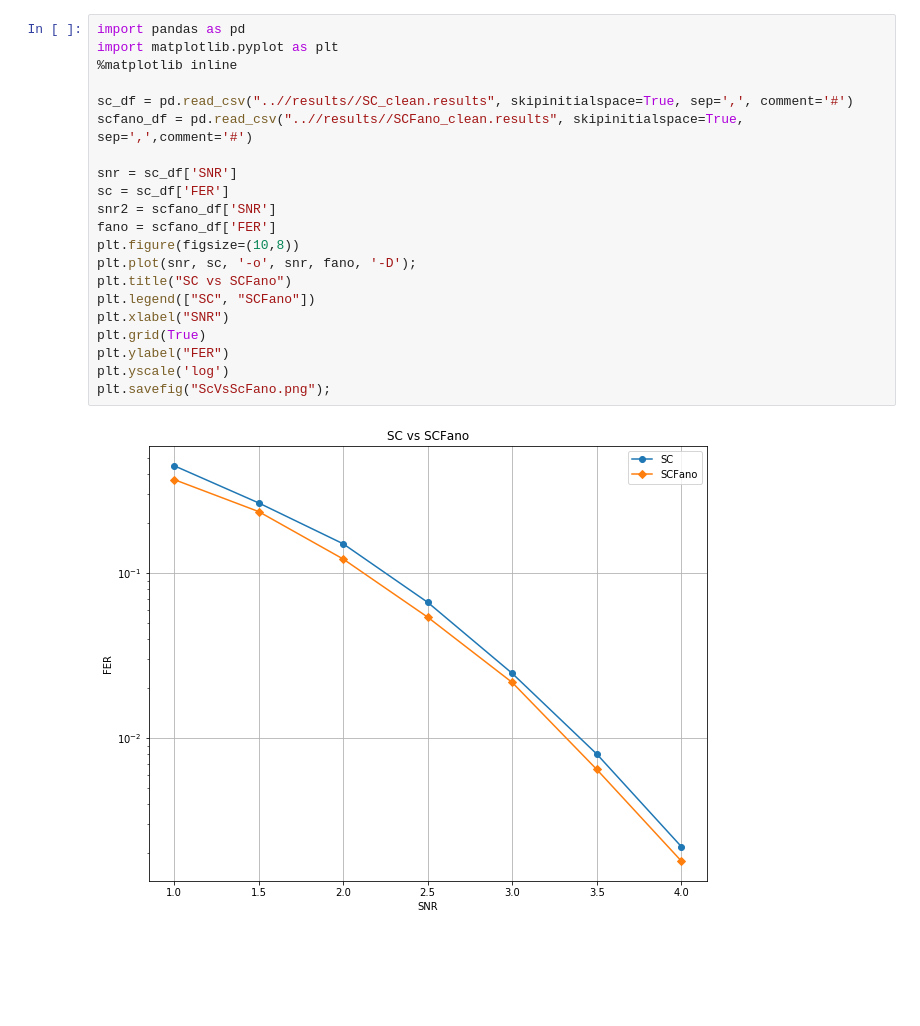
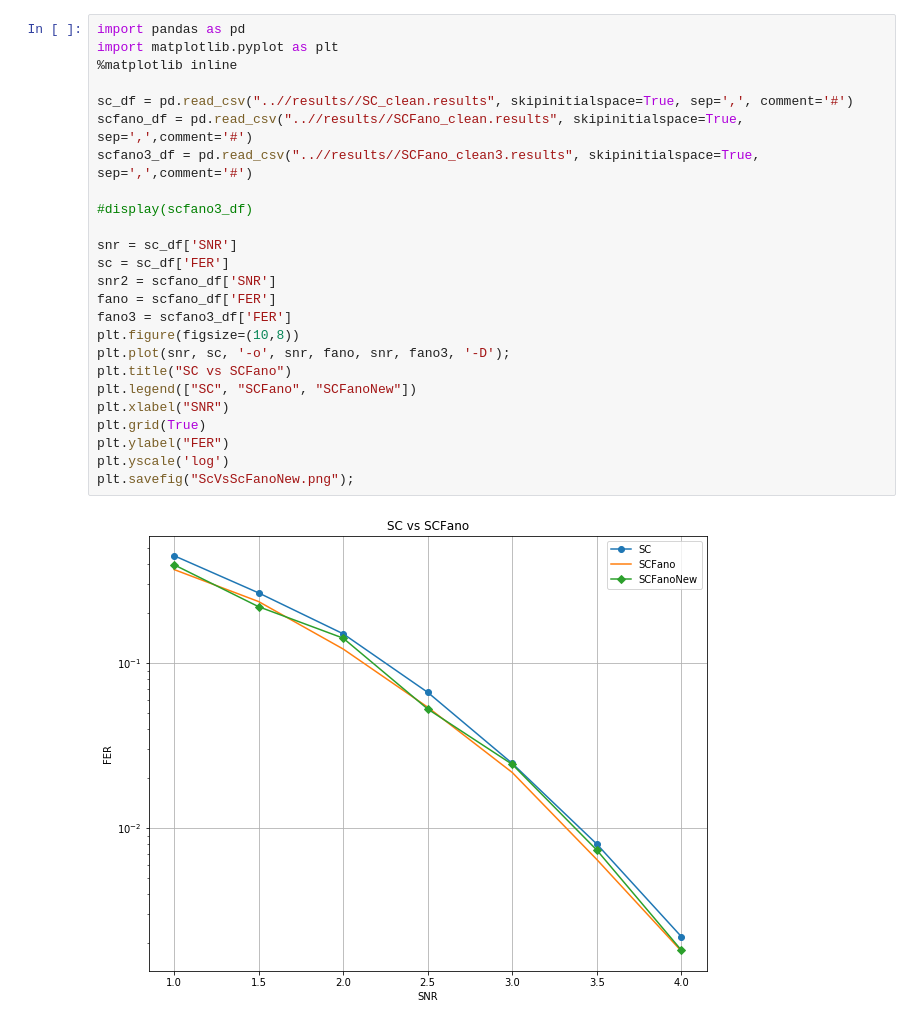
Before and after one commit to ISChetverikov/PolarCodes, a Jupyter notebook: results_plotting/PlotFerCurve.ipynb, the cells around one changed output. Drawn from its saved outputs; the diff is of its cells as text; blank space fills up the shorter version.

```diff
--- a/results_plotting/PlotFerCurve.ipynb
+++ b/results_plotting/PlotFerCurve.ipynb
@@ -1,23 +1,27 @@
 # %%
 import pandas as pd
 import matplotlib.pyplot as plt
 %matplotlib inline
 
 sc_df = pd.read_csv("..//results//SC_clean.results", skipinitialspace=True, sep=',', comment='#')
 scfano_df = pd.read_csv("..//results//SCFano_clean.results", skipinitialspace=True, sep=',',comment='#')
+scfano3_df = pd.read_csv("..//results//SCFano_clean3.results", skipinitialspace=True, sep=',',comment='#')
+
+#display(scfano3_df)
 
 snr = sc_df['SNR']
 sc = sc_df['FER']
 snr2 = scfano_df['SNR']
 fano = scfano_df['FER']
+fano3 = scfano3_df['FER']
 plt.figure(figsize=(10,8))
-plt.plot(snr, sc, '-o', snr, fano, '-D');
+plt.plot(snr, sc, '-o', snr, fano, snr, fano3, '-D');
 plt.title("SC vs SCFano")
-plt.legend(["SC", "SCFano"])
+plt.legend(["SC", "SCFano", "SCFanoNew"])
 plt.xlabel("SNR")
 plt.grid(True)
 plt.ylabel("FER")
 plt.yscale('log')
-plt.savefig("ScVsScFano.png");
+plt.savefig("ScVsScFanoNew.png");
 # %% [output]
-[figure, old version]
+[figure, new version]
```
Also changed, not shown: 5 other files.
